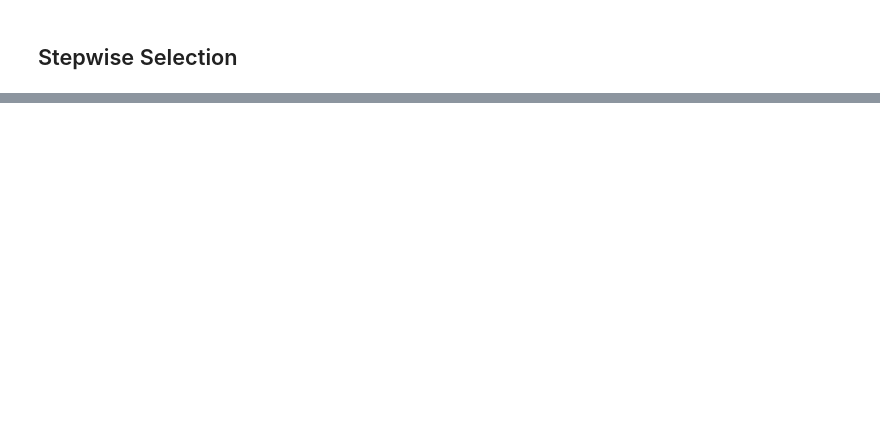
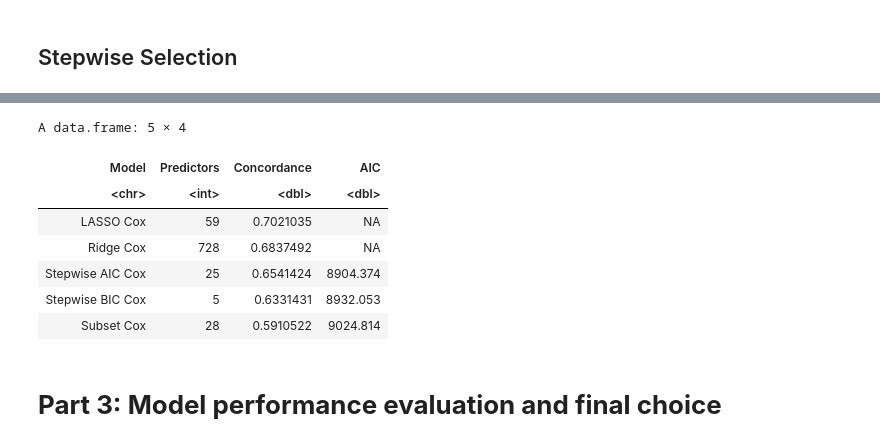
Before and after one commit to harrisdurrani/data_mining_project, a Jupyter notebook: Project (R code).ipynb, the cells around one changed output, grey strips where cells are left out. Saved outputs shown, nothing was run; the diff lists cells and outputs as text; code cells hidden in the pictures; blank space fills up the shorter version.

```diff
--- a/Project (R code).ipynb
+++ b/Project (R code).ipynb
@@ -867,0 +1085,7 @@ Score (logrank) test = 199.6  on 24 df,   p=<2e-16
+# %%
+# Coefficients at optimal lambda values
+lasso_coef_min <- coef(cv_lasso, s = "lambda.min")
+lasso_coef_1se <- coef(cv_lasso, s = "lambda.1se")
+
+lasso_coef_min
+lasso_coef_1se
@@ -867,0 +1146,12 @@ Score (logrank) test = 199.6  on 24 df,   p=<2e-16
+# %%
+# Predict risks for lasso models
+lasso_risk_min <- predict(cv_lasso, newx = X_test, s = "lambda.min", type = "link")
+lasso_risk_1se <- predict(cv_lasso, newx = X_test, s = "lambda.1se", type = "link")
+
+# Calculate concordance
+lasso_conc_min <- concordance(y_test ~ lasso_risk_min, reverse = TRUE)
+lasso_conc_1se <- concordance(y_test ~ lasso_risk_1se, reverse = TRUE)
+
+# Display concordance results
+lasso_conc_min$concordance
+lasso_conc_1se$concordance
@@ -867,0 +1190,49 @@ Score (logrank) test = 199.6  on 24 df,   p=<2e-16
+# %%
+# Final interpretation table for model comparison on dataset.
+final_models <- data.frame(
+  Model = c(
+    "Subset Cox",
+    "Stepwise AIC Cox",
+    "Stepwise BIC Cox",
+    "Ridge Cox",
+    "LASSO Cox"
+  ),
+
+  Predictors = c(
+    length(coef(cox_subset)),
+    length(coef(cox_aic)),
+    length(coef(cox_bic)),
+    sum(as.vector(ridge_coef_min) != 0),
+    sum(as.vector(lasso_coef_min) != 0)
+  ),
+
+  Concordance = c(
+    summary(cox_subset)$concordance[1],
+    summary(cox_aic)$concordance[1],
+    summary(cox_bic)$concordance[1],
+    ridge_conc_min$concordance,
+    lasso_conc_min$concordance
+  ),
+
+  AIC = c(
+    extractAIC(cox_subset)[2],
+    extractAIC(cox_aic)[2],
+    extractAIC(cox_bic)[2],
+    NA,
+    NA
+  )
+)
+
+final_models %>%
+  arrange(desc(Concordance))
+# %% [output]
+A data.frame: 5 × 4
+| Model | Predictors | Concordance | AIC |
+| <chr> | <int> | <dbl> | <dbl> |
+| LASSO Cox | 59 | 0.7021035 | NA |
+| Ridge Cox | 728 | 0.6837492 | NA |
+| Stepwise AIC Cox | 25 | 0.6541424 | 8904.374 |
+| Stepwise BIC Cox | 5 | 0.6331431 | 8932.053 |
+| Subset Cox | 28 | 0.5910522 | 9024.814 |
+# %% [markdown]
+# **Part 3: Model performance evaluation and final choice**
```
Also changed, not shown: parts of 27 cells of this notebook.
